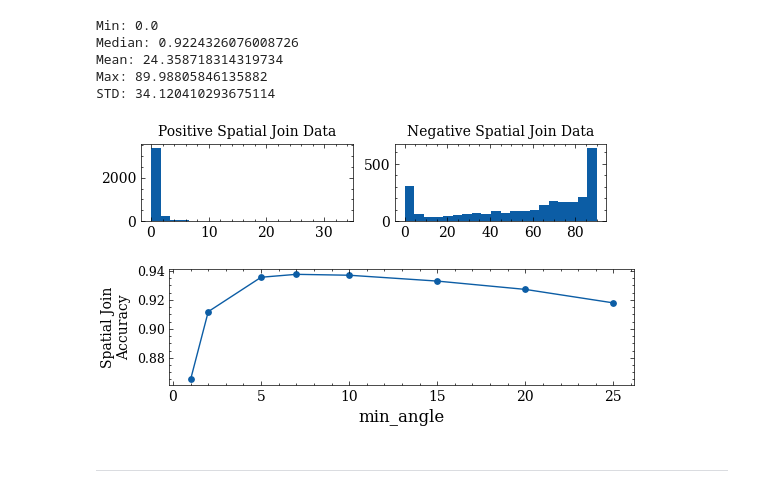
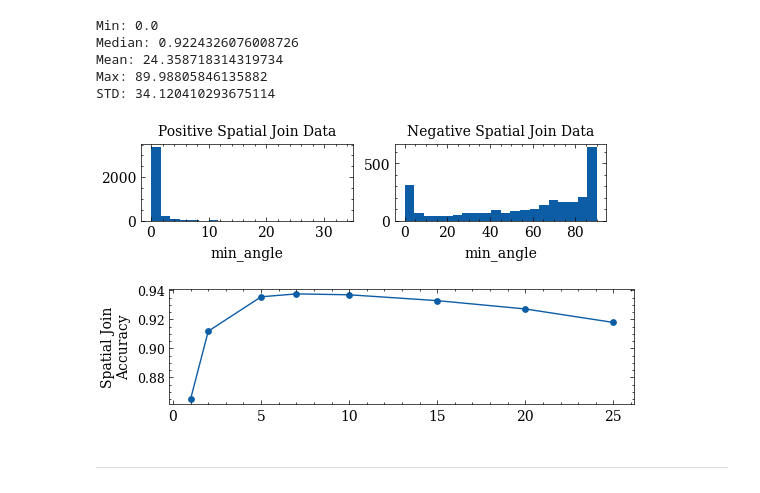
Before and after one commit to BeanHam/2024-spatial-data-integration, a Jupyter notebook: join_task/inference_results/heuristics.ipynb, the cells around one changed output. Drawn from its saved outputs; the diff is of its cells as text; code cells hidden in the pictures.

Commit message:
added new visualizations

```diff
--- a/join_task/inference_results/heuristics.ipynb
+++ b/join_task/inference_results/heuristics.ipynb
@@ -38,20 +38,20 @@ STD: 34.120410293675114
 # %%
 title_size=10
 plt.style.use('science')
 plt.rc('text', usetex=False)
 plt.figure(figsize=(6,1))
 plt.subplot(1, 2, 1)
 plt.hist(positive[name], bins=20)
 plt.title('Positive Spatial Join Data', fontsize=title_size)
-plt.xlabel("")
+plt.xlabel("min_angle")
 plt.subplot(1, 2, 2)
 plt.hist(negative[name], bins=20)
 plt.title('Negative Spatial Join Data', fontsize=title_size)
-plt.xlabel("")
-#plt.savefig(f"../../misc/join_task_min_angle_distribution.png", bbox_inches='tight',pad_inches=0, dpi=600)
+plt.xlabel("min_angle")
+plt.savefig(f"../../visualizations/join_task_min_angle_distribution.png", bbox_inches='tight',pad_inches=0, dpi=600)
 pass
 # %% [output]
-[figure, old version]
+[figure, new version]
 # %%
 metrics=[1,2,5,7,10,15,20,25]
 train_gt=np.array(train['label'])
@@ -64,11 +64,11 @@ plt.plot(metrics,accuracy,label='accuracy')
 plt.scatter(metrics, accuracy,s=15)
 plt.yticks(fontsize=9)
 plt.ylabel('Spatial Join\nAccuracy', fontsize=10)
-plt.xlabel('min_angle', fontsize=12)
-#plt.savefig(f"../../misc/join_task_min_angle_train_acc.png", bbox_inches='tight',pad_inches=0.01, dpi=600)
+#plt.xlabel('min_angle', fontsize=12)
+plt.savefig(f"../../visualizations/join_task_min_angle_train_acc.png", bbox_inches='tight',pad_inches=0.01, dpi=600)
 pass
 # %% [output]
-[figure, old version]
+[figure, new version]
 # %% [markdown]
 ---
 # %% [markdown]
```
Also changed, not shown: parts of 6 cells of this notebook, 19 other files.
